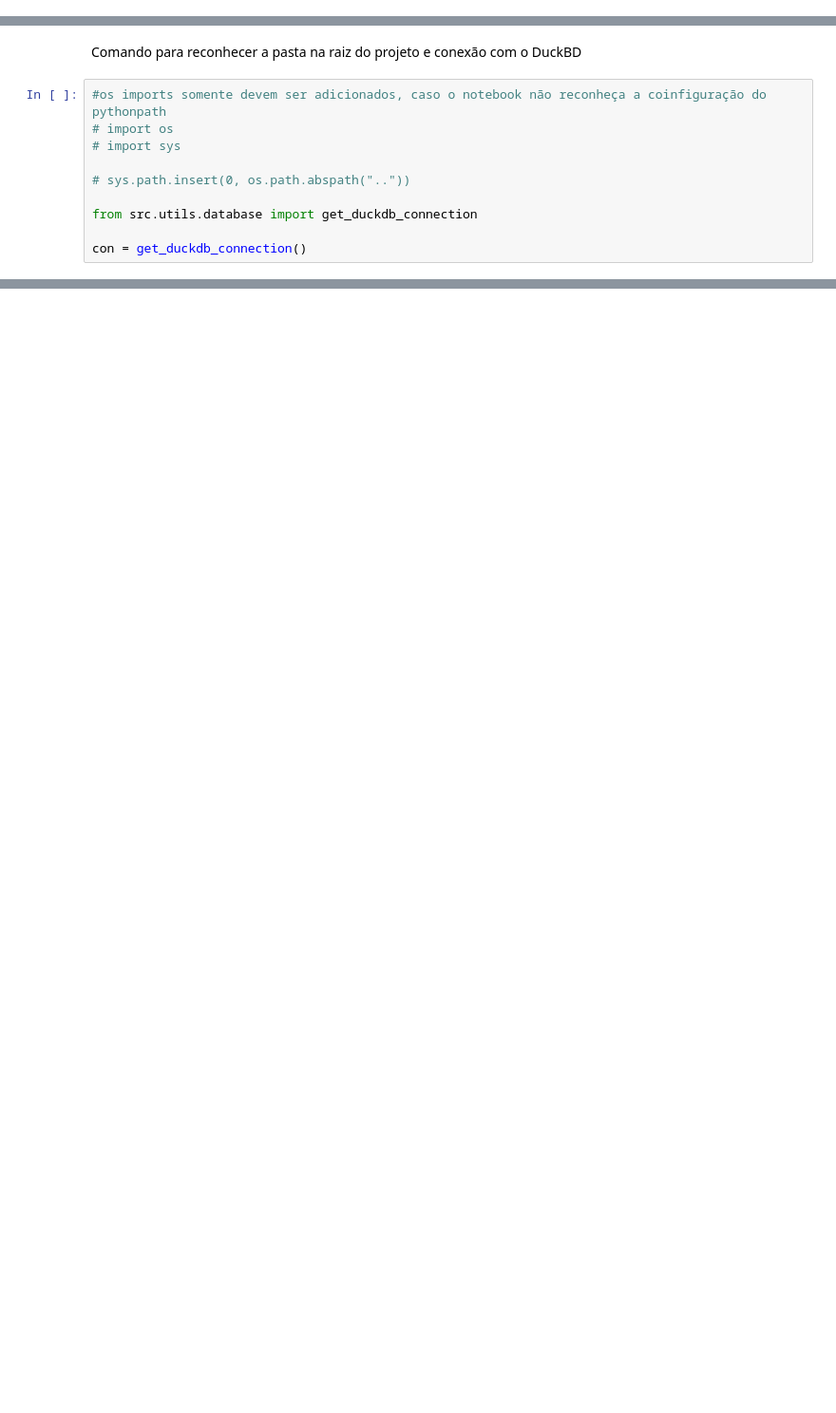
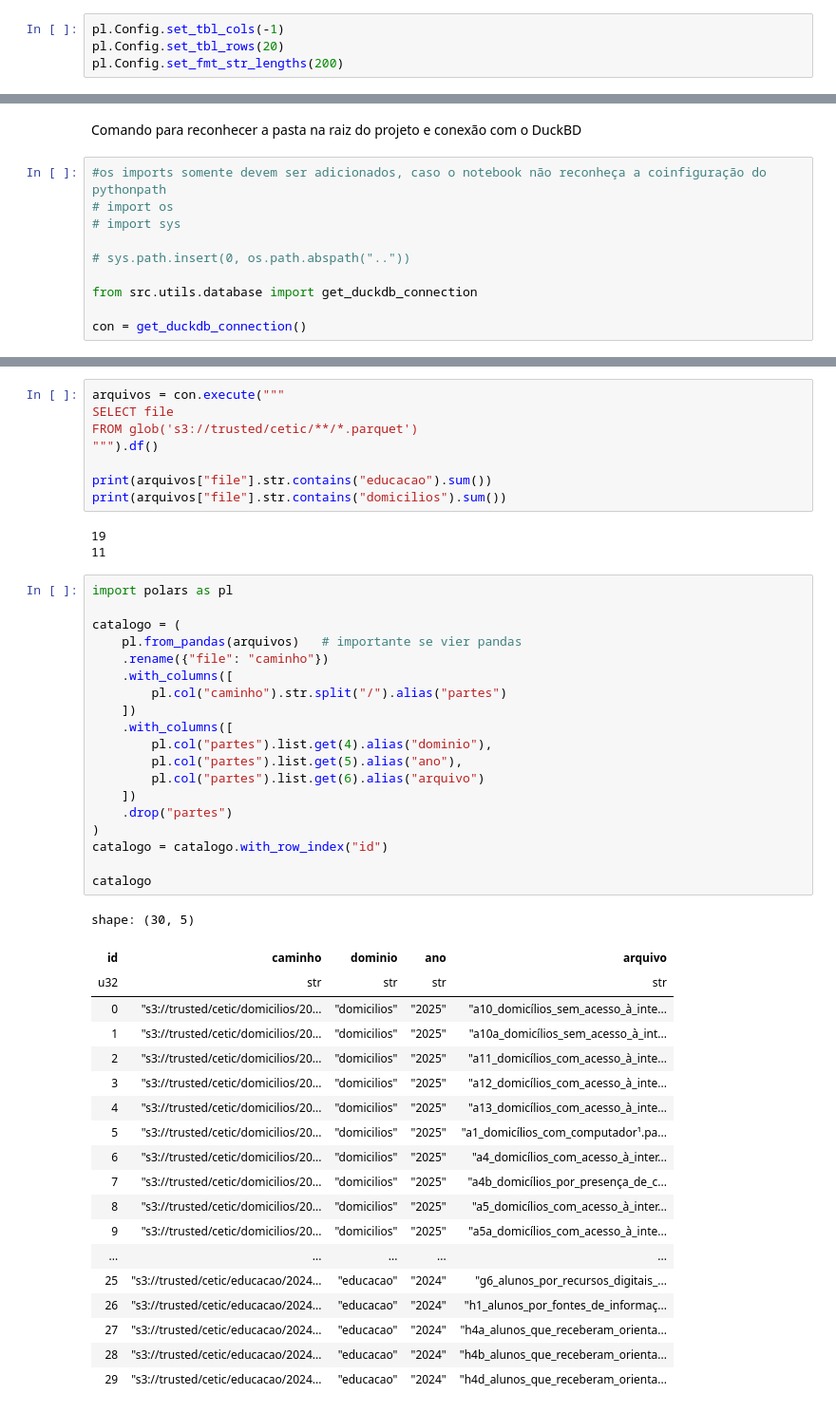
Before and after one commit to thalias-silva/education-digital-inequality-analysis, a Jupyter notebook: notebooks/01_eda.ipynb, the cells around one changed output, grey strips where cells are left out. Shown at 95% size. Cells and saved outputs as stored; diff of their text form; blank space fills up the shorter version.

```diff
--- a/notebooks/01_eda.ipynb
+++ b/notebooks/01_eda.ipynb
@@ -12,0 +20,4 @@ None
+# %%
+pl.Config.set_tbl_cols(-1)
+pl.Config.set_tbl_rows(20)
+pl.Config.set_fmt_str_lengths(200)
@@ -120,0 +190,50 @@ def tratar_planilha_cetic(caminho_raw, pesquisa, ano):
+# %%
+arquivos = con.execute("""
+SELECT file
+FROM glob('s3://trusted/cetic/**/*.parquet')
+""").df()
+
+print(arquivos["file"].str.contains("educacao").sum())
+print(arquivos["file"].str.contains("domicilios").sum())
+# %% [output]
+19
+11
+# %%
+import polars as pl
+
+catalogo = (
+    pl.from_pandas(arquivos)   # importante se vier pandas
+    .rename({"file": "caminho"})
+    .with_columns([
+        pl.col("caminho").str.split("/").alias("partes")
+    ])
+    .with_columns([
+        pl.col("partes").list.get(4).alias("dominio"),
+        pl.col("partes").list.get(5).alias("ano"),
+        pl.col("partes").list.get(6).alias("arquivo")
+    ])
+    .drop("partes")
+)
+catalogo = catalogo.with_row_index("id")
+
+catalogo
+# %% [output]
+shape: (30, 5)
+| id | caminho | dominio | ano | arquivo |
+| u32 | str | str | str | str |
+| 0 | "s3://trusted/cetic/domicilios/20... | "domicilios" | "2025" | "a10_domicílios_sem_acesso_à_inte... |
+| 1 | "s3://trusted/cetic/domicilios/20... | "domicilios" | "2025" | "a10a_domicílios_sem_acesso_à_int... |
+| 2 | "s3://trusted/cetic/domicilios/20... | "domicilios" | "2025" | "a11_domicílios_com_acesso_à_inte... |
+| 3 | "s3://trusted/cetic/domicilios/20... | "domicilios" | "2025" | "a12_domicílios_com_acesso_à_inte... |
+| 4 | "s3://trusted/cetic/domicilios/20... | "domicilios" | "2025" | "a13_domicílios_com_acesso_à_inte... |
+| 5 | "s3://trusted/cetic/domicilios/20... | "domicilios" | "2025" | "a1_domicílios_com_computador¹.pa... |
+| 6 | "s3://trusted/cetic/domicilios/20... | "domicilios" | "2025" | "a4_domicílios_com_acesso_à_inter... |
+| 7 | "s3://trusted/cetic/domicilios/20... | "domicilios" | "2025" | "a4b_domicílios_por_presença_de_c... |
+| 8 | "s3://trusted/cetic/domicilios/20... | "domicilios" | "2025" | "a5_domicílios_com_acesso_à_inter... |
+| 9 | "s3://trusted/cetic/domicilios/20... | "domicilios" | "2025" | "a5a_domicílios_com_acesso_à_inte... |
+| ... | ... | ... | ... | ... |
+| 25 | "s3://trusted/cetic/educacao/2024... | "educacao" | "2024" | "g6_alunos_por_recursos_digitais_... |
+| 26 | "s3://trusted/cetic/educacao/2024... | "educacao" | "2024" | "h1_alunos_por_fontes_de_informaç... |
+| 27 | "s3://trusted/cetic/educacao/2024... | "educacao" | "2024" | "h4a_alunos_que_receberam_orienta... |
+| 28 | "s3://trusted/cetic/educacao/2024... | "educacao" | "2024" | "h4b_alunos_que_receberam_orienta... |
+| 29 | "s3://trusted/cetic/educacao/2024... | "educacao" | "2024" | "h4d_alunos_que_receberam_orienta... |
```
Also changed, not shown: parts of 33 cells of this notebook.
